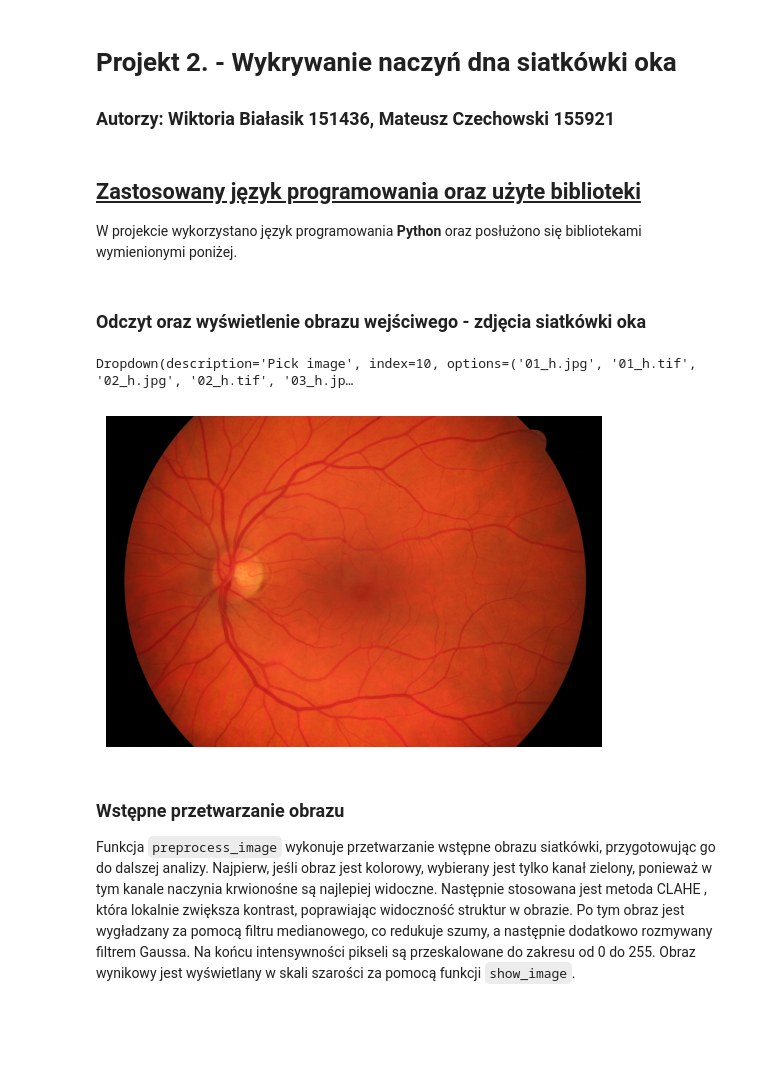
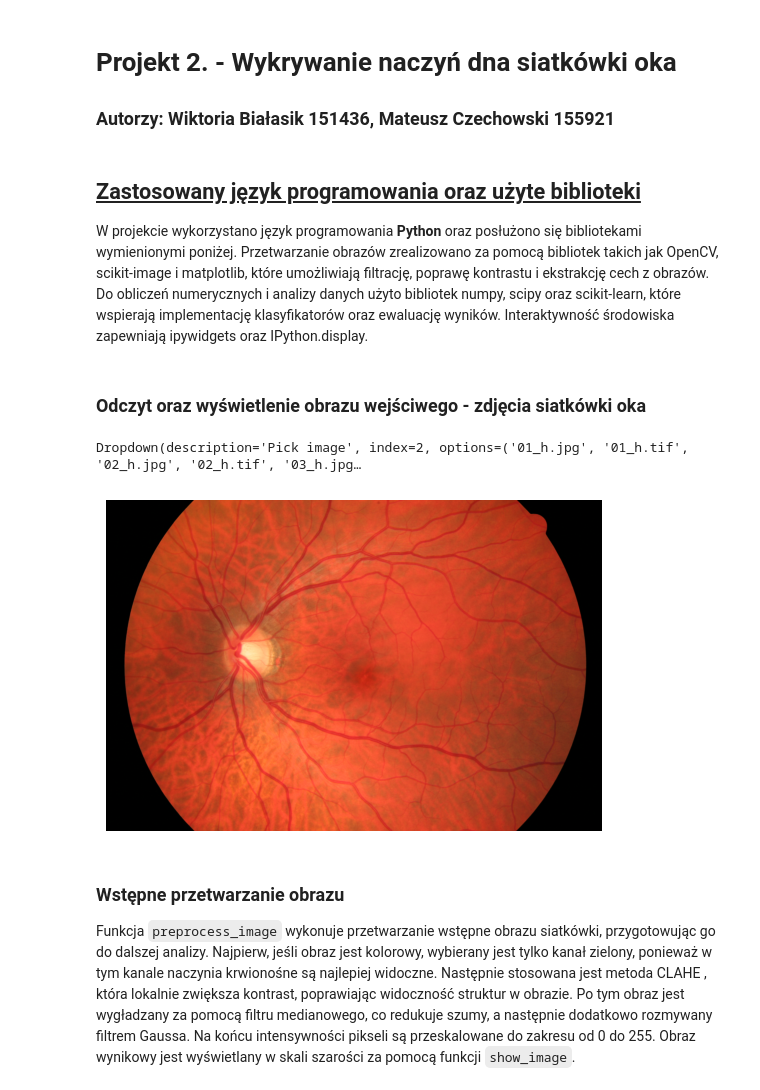
Before and after one commit to CzechowskiMateusz/RetinaVesselsDetector, a Jupyter notebook: main.ipynb, the cells around one changed output. Drawn from its saved outputs; the diff is of its cells as text; code cells hidden in the pictures; blank space fills up the shorter version.

```diff
--- a/main.ipynb
+++ b/main.ipynb
@@ -3,7 +3,7 @@
 ### <b>Autorzy:</b> Wiktoria Białasik 151436, Mateusz Czechowski 155921
 # %% [markdown]
 ## <u>Zastosowany język programowania oraz użyte biblioteki</u>
-<p> W projekcie wykorzystano język programowania <b>Python</b> oraz posłużono się bibliotekami wymienionymi poniżej.
+<p> W projekcie wykorzystano język programowania <b>Python</b> oraz posłużono się bibliotekami wymienionymi poniżej. Przetwarzanie obrazów zrealizowano za pomocą bibliotek takich jak OpenCV, scikit-image i matplotlib, które umożliwiają filtrację, poprawę kontrastu i ekstrakcję cech z obrazów. Do obliczeń numerycznych i analizy danych użyto bibliotek numpy, scipy oraz scikit-learn, które wspierają implementację klasyfikatorów oraz ewaluację wyników. Interaktywność środowiska zapewniają ipywidgets oraz IPython.display.</p>
 # %%
 import os
 import ipywidgets as widgets
@@ -39,35 +40,39 @@ examples_list = [file for file in os.listdir(dir)]
 filename_picker = widgets.Dropdown(
     options=examples_list,
     description="Pick image",
     disabled=False
 )
+
+global metrics_3, metrics_4
+metrics_3 = []
+metrics_4 = []
 
 def show(change):
     global image, filename, image_color, ground_truth
     clear_output(wait=True)
     display(filename_picker)
     selected_file = change['new']
 
     if selected_file:
         file_path = os.path.join(dir, selected_file)
         image = mpimg.imread(file_path)
         ground_truth = mpimg.imread(file_path.replace('.jpg', '.tif'))
 
         if len(image.shape) == 3:
             plt.imshow(image)
             plt.axis('off')
             plt.show()
             image_color = (image * 255).astype(np.uint8)
             image = np.mean(image, axis=2)
 
         filename = os.path.splitext(filename_picker.value)[0]
         print(filename)
 
 filename_picker.observe(show, names='value')
 display(filename_picker)
 # %% [output]
-Dropdown(description='Pick image', index=10, options=('01_h.jpg', '01_h.tif', '02_h.jpg', '02_h.tif', '03_h.jp…
+Dropdown(description='Pick image', index=2, options=('01_h.jpg', '01_h.tif', '02_h.jpg', '02_h.tif', '03_h.jpg…
-[figure, old version]
+[figure, new version]
 # %% [markdown]
 ### Wstępne przetwarzanie obrazu
 <p>
```
Also changed, not shown: parts of 9 cells of this notebook, 3 other files.
